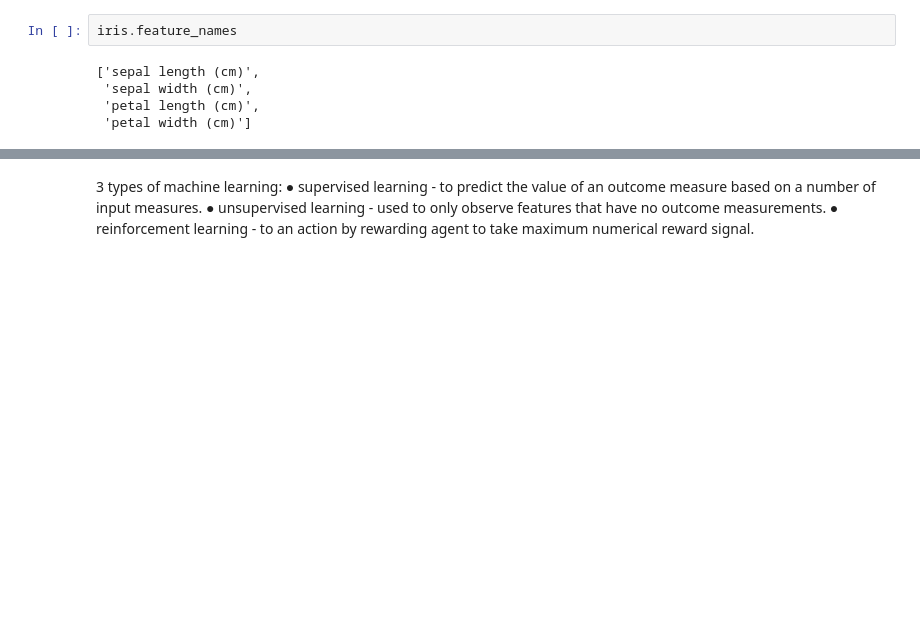
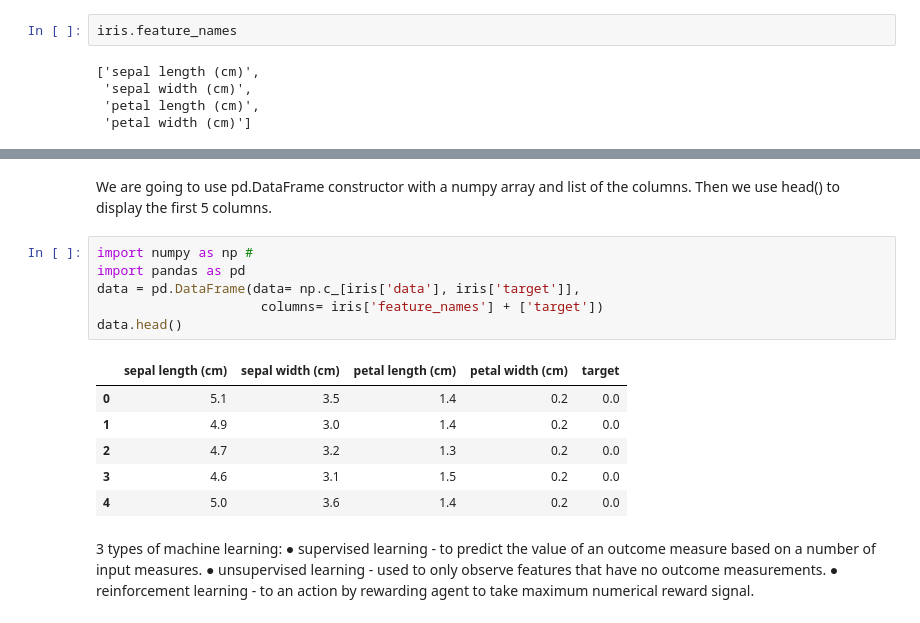
Before and after one commit to 7ayden/intro_to_ML, a Jupyter notebook: p1. Intro .ipynb, the cells around one changed output, grey strips where cells are left out. Saved outputs shown, nothing was run; the diff lists cells and outputs as text; blank space fills up the shorter version.

```diff
--- a/p1. Intro .ipynb
+++ b/p1. Intro .ipynb
@@ -108,3 +128,18 @@ maybe df it
+# %% [markdown]
+We are going to use pd.DataFrame constructor with a numpy array and list of the columns. Then we use head() to display the first 5 columns.
+# %%
+import numpy as np #
+import pandas as pd
+data = pd.DataFrame(data= np.c_[iris['data'], iris['target']],
+                     columns= iris['feature_names'] + ['target'])
+data.head()
+# %% [output]
+|  | sepal length (cm) | sepal width (cm) | petal length (cm) | petal width (cm) | target |
+| 0 | 5.1 | 3.5 | 1.4 | 0.2 | 0.0 |
+| 1 | 4.9 | 3.0 | 1.4 | 0.2 | 0.0 |
+| 2 | 4.7 | 3.2 | 1.3 | 0.2 | 0.0 |
+| 3 | 4.6 | 3.1 | 1.5 | 0.2 | 0.0 |
+| 4 | 5.0 | 3.6 | 1.4 | 0.2 | 0.0 |
 # %% [markdown]
 3 types of machine learning:
 ●	supervised learning - to predict the value of an outcome measure based on a number of input measures.
```
Also changed, not shown: parts of 22 cells of this notebook, 4 other files.
